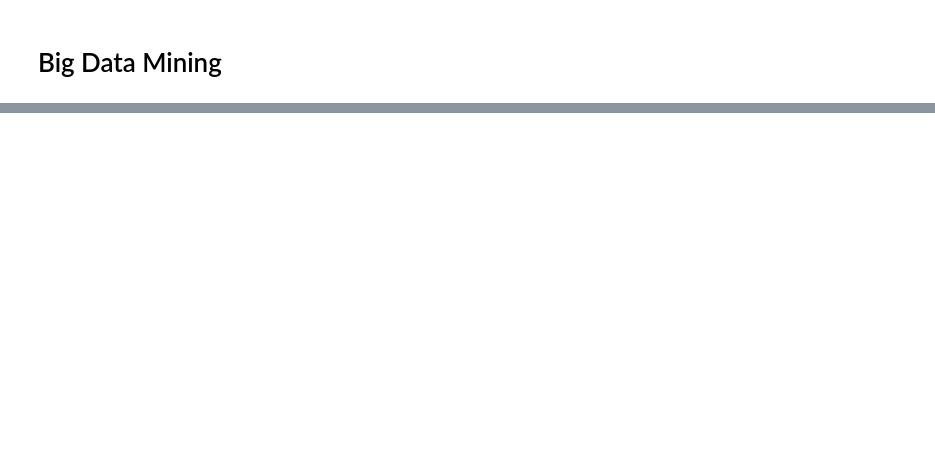
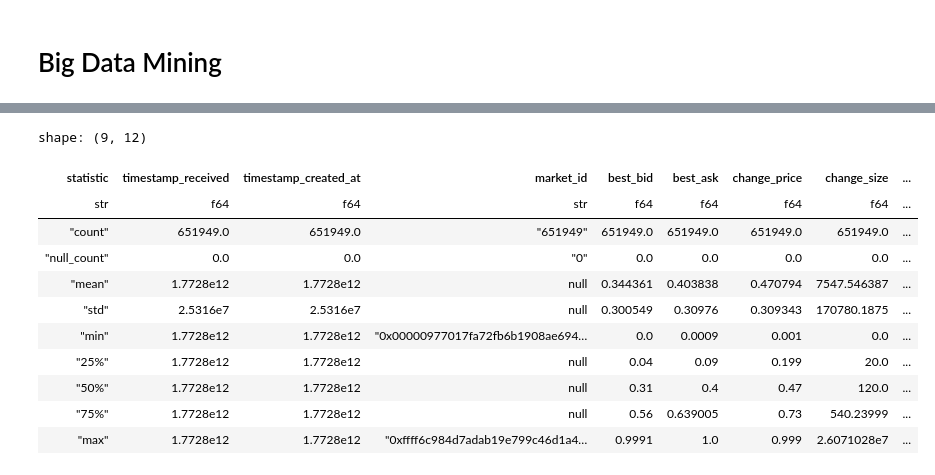
Before and after one commit to EnzoAlto/PolyMarket_BigData, a Jupyter notebook: Lab Notebook-Enzo.ipynb, the cells around one changed output, grey strips where cells are left out. Saved outputs shown, nothing was run; the diff lists cells and outputs as text; code cells hidden in the pictures; blank space fills up the shorter version.

```diff
--- a/Lab Notebook-Enzo.ipynb
+++ b/Lab Notebook-Enzo.ipynb
@@ -285,0 +570,15 @@ NameError: name 'DATA_DIR' is not defined
+# %%
+sample.describe()
+# %% [output]
+shape: (9, 12)
+| statistic | timestamp_received | timestamp_created_at | market_id | best_bid | best_ask | change_price | change_size | ... |
+| str | f64 | f64 | str | f64 | f64 | f64 | f64 | ... |
+| "count" | 651949.0 | 651949.0 | "651949" | 651949.0 | 651949.0 | 651949.0 | 651949.0 | ... |
+| "null_count" | 0.0 | 0.0 | "0" | 0.0 | 0.0 | 0.0 | 0.0 | ... |
+| "mean" | 1.7728e12 | 1.7728e12 | null | 0.344361 | 0.403838 | 0.470794 | 7547.546387 | ... |
+| "std" | 2.5316e7 | 2.5316e7 | null | 0.300549 | 0.30976 | 0.309343 | 170780.1875 | ... |
+| "min" | 1.7728e12 | 1.7728e12 | "0x00000977017fa72fb6b1908ae694… | 0.0 | 0.0009 | 0.001 | 0.0 | ... |
+| "25%" | 1.7728e12 | 1.7728e12 | null | 0.04 | 0.09 | 0.199 | 20.0 | ... |
+| "50%" | 1.7728e12 | 1.7728e12 | null | 0.31 | 0.4 | 0.47 | 120.0 | ... |
+| "75%" | 1.7728e12 | 1.7728e12 | null | 0.56 | 0.639005 | 0.73 | 540.23999 | ... |
+| "max" | 1.7728e12 | 1.7728e12 | "0xffff6c984d7adab19e799c46d1a4… | 0.9991 | 1.0 | 0.999 | 2.6071028e7 | ... |
```
Also changed, not shown: parts of 35 cells of this notebook.
